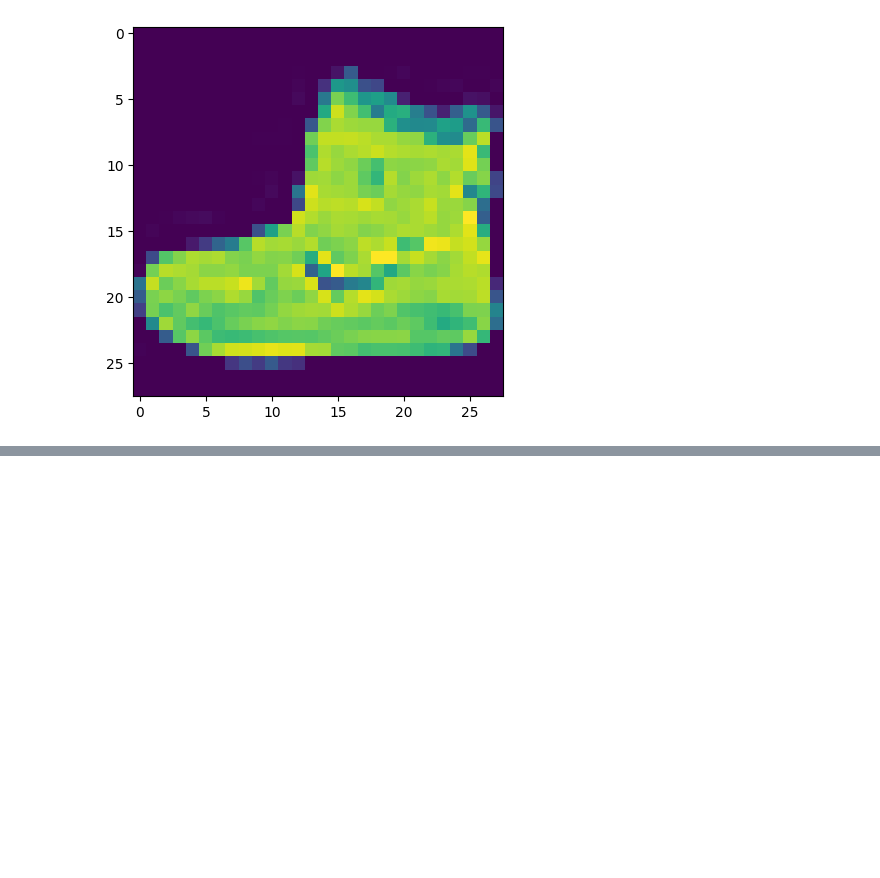
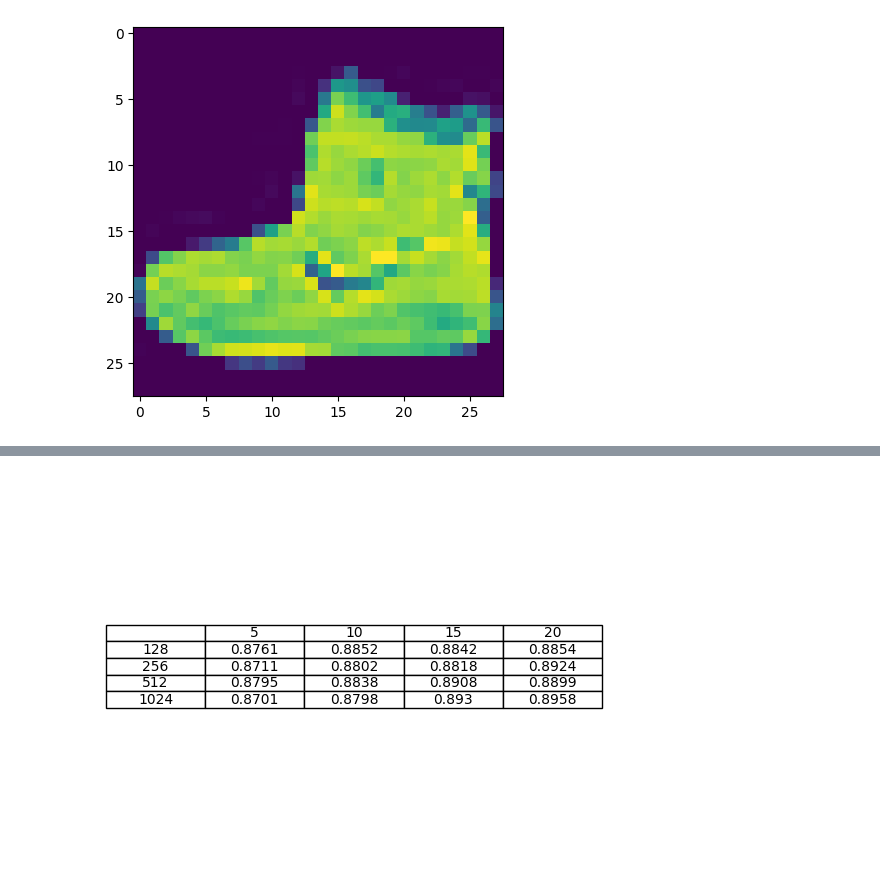
Before and after one commit to Rudrransh17/Clothing-Recogniser, a Jupyter notebook: model.ipynb, the cells around one changed output, grey strips where cells are left out. Drawn from its saved outputs; the diff is of its cells as text; code cells hidden in the pictures; blank space fills up the shorter version.

Commit message:
comparison of models

```diff
--- a/model.ipynb
+++ b/model.ipynb
@@ -113,3 +115,0 @@ Epoch 5/5
-# %%
-for neuron in [128,256,512,1024]:
-    trainModel(neuron, 10)
@@ -144,0 +116,6 @@ print(results)
+# %%
+for neuron in [128,256,512,1024]:
+    print(f"\nTraining for {neuron} Neurons from Epoch 5 to Epoch 10\n")
+    model = tf.keras.models.load_model(f'saved_models\\{neuron}N_5E.h5')
+    model.fit(x_train,y_train,epochs=5)
+    model.save(f'saved_models\\{neuron}N_10E.h5')
@@ -144,0 +140,6 @@ print(results)
+# %%
+for neuron in [128,256,512,1024]:
+    print(f"\nTraining for {neuron} Neurons from Epoch 10 to Epoch 15\n")
+    model = tf.keras.models.load_model(f'saved_models\\{neuron}N_10E.h5')
+    model.fit(x_train,y_train,epochs=5)
+    model.save(f'saved_models\\{neuron}N_15E.h5')
@@ -144,0 +164,6 @@ print(results)
+# %%
+for neuron in [128,256,512,1024]:
+    print(f"\nTraining for {neuron} Neurons from Epoch 15 to Epoch 20\n")
+    model = tf.keras.models.load_model(f'saved_models\\{neuron}N_15E.h5')
+    model.fit(x_train,y_train,epochs=5)
+    model.save(f'saved_models\\{neuron}N_20E.h5')
@@ -176,0 +236,21 @@ print(results)
+# %%
+neurons = list(set(result[0] for result in results))
+epochs = list(set(result[1] for result in results))
+neurons.sort()
+epochs.sort()
+
+fig, ax = plt.subplots()
+table_data = [[''] + epochs]
+for neuron in neurons:
+    row_data = [neuron]
+    for epoch in epochs:
+        matching_data = next((result[2] for result in results if result[0] == neuron and result[1] == epoch), None)
+        row_data.append(matching_data)
+    table_data.append(row_data)
+
+table = plt.table(cellText=table_data, loc='center', cellLoc='center')
+ax.axis('off')
+
+plt.show()
+# %% [output]
+[figure, added]
```
Also changed, not shown: parts of 11 cells of this notebook, 16 other files.
